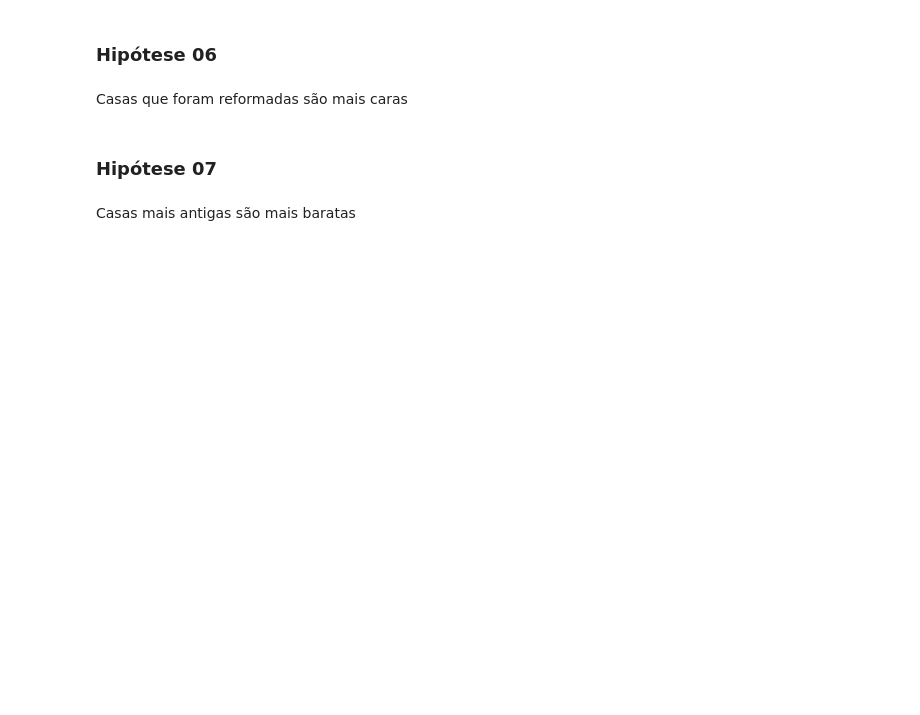
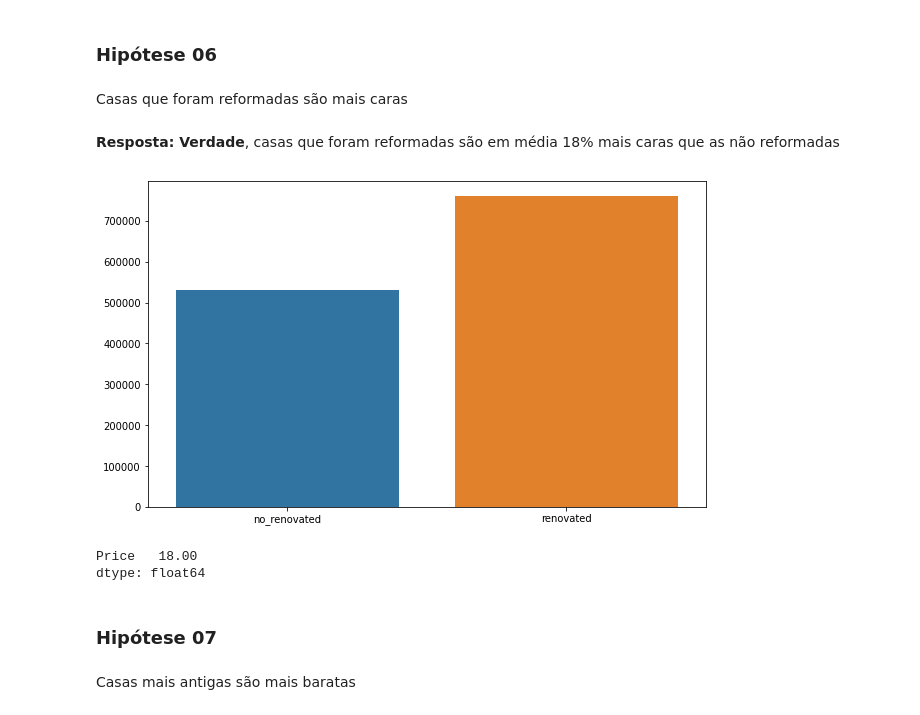
Before and after one commit to matheus-emanuel/House-Rocket-Insigths-Project, a Jupyter notebook: rocktseat_project.ipynb, the cells around one changed output. Cells and saved outputs as stored; diff of their text form; code cells hidden in the pictures; blank space fills up the shorter version.

```diff
--- a/rocktseat_project.ipynb
+++ b/rocktseat_project.ipynb
@@ -464,6 +474,34 @@ Casas que tem um design de construção melhor são mais caras
 ### Hipótese 06
 # %% [markdown]
 Casas que foram reformadas são mais caras
+# %% [markdown]
+**Resposta: Verdade**, casas que foram reformadas são em média 18% mais caras que as não reformadas
+# %%
+# Estou assumindo que quando as casas não forem reformadas, elas terão o valor 0 em yr_renovated.
+
+# fazendo a média de preços das casas reformadas, das não reformadas
+h06 = df3[['price', 'yr_renovated']]
+h06_01 = h06.loc[h06['yr_renovated'] == 0].mean().reset_index()
+h06_02 = h06.loc[h06['yr_renovated'] != 0].mean().reset_index()
+
+# Pegando apenas os preços pois irei comparar apenas se ela é reformada e não, não levando em conta o ano da reforma
+h06_03 = {'Price':[h06_01[0][0], h06_02[0][0]]}
+h06_03 = pd.DataFrame(h06_03)
+
+# Estou transpondo as linhas para colunas para alterar o nome das linhas
+h06_03 = h06_03.transpose()
+h06_03.columns = ['no_renovated', 'renovated']
+
+# Plotando o gráfico
+ax = sns.barplot(data=h06_03)
+ax.figure.set_size_inches(10,6)
+# %% [output]
+[figure, added]
+# %%
+((h06_03['renovated'] - h06_03['no_renovated']) / (h06_03['renovated'] + h06_03['no_renovated'])).round(2)*100
+# %% [output]
+Price   18.00
+dtype: float64
 # %% [markdown]
 ### Hipótese 07
 # %% [markdown]
```
Also changed, not shown: parts of 15 cells of this notebook.
